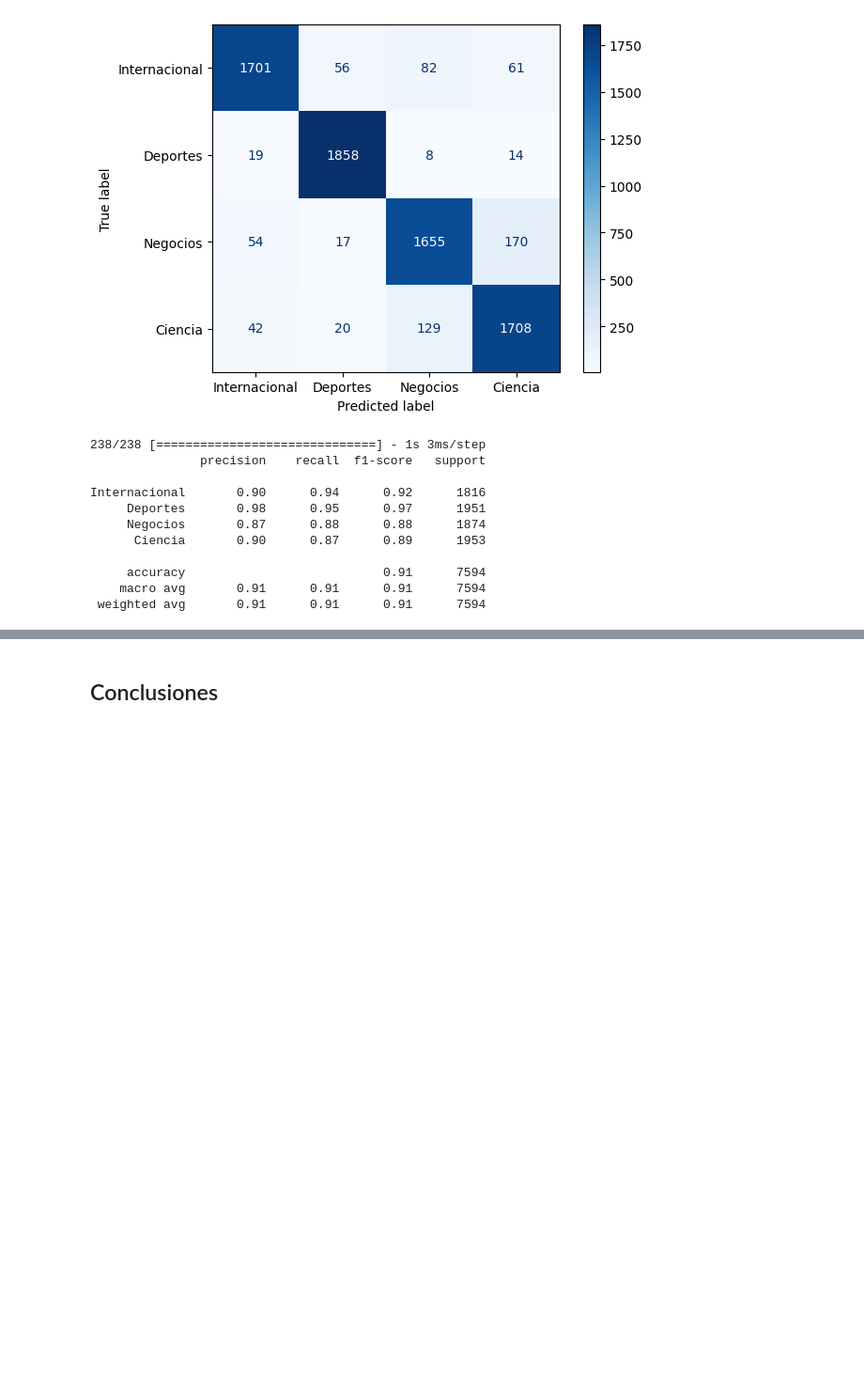
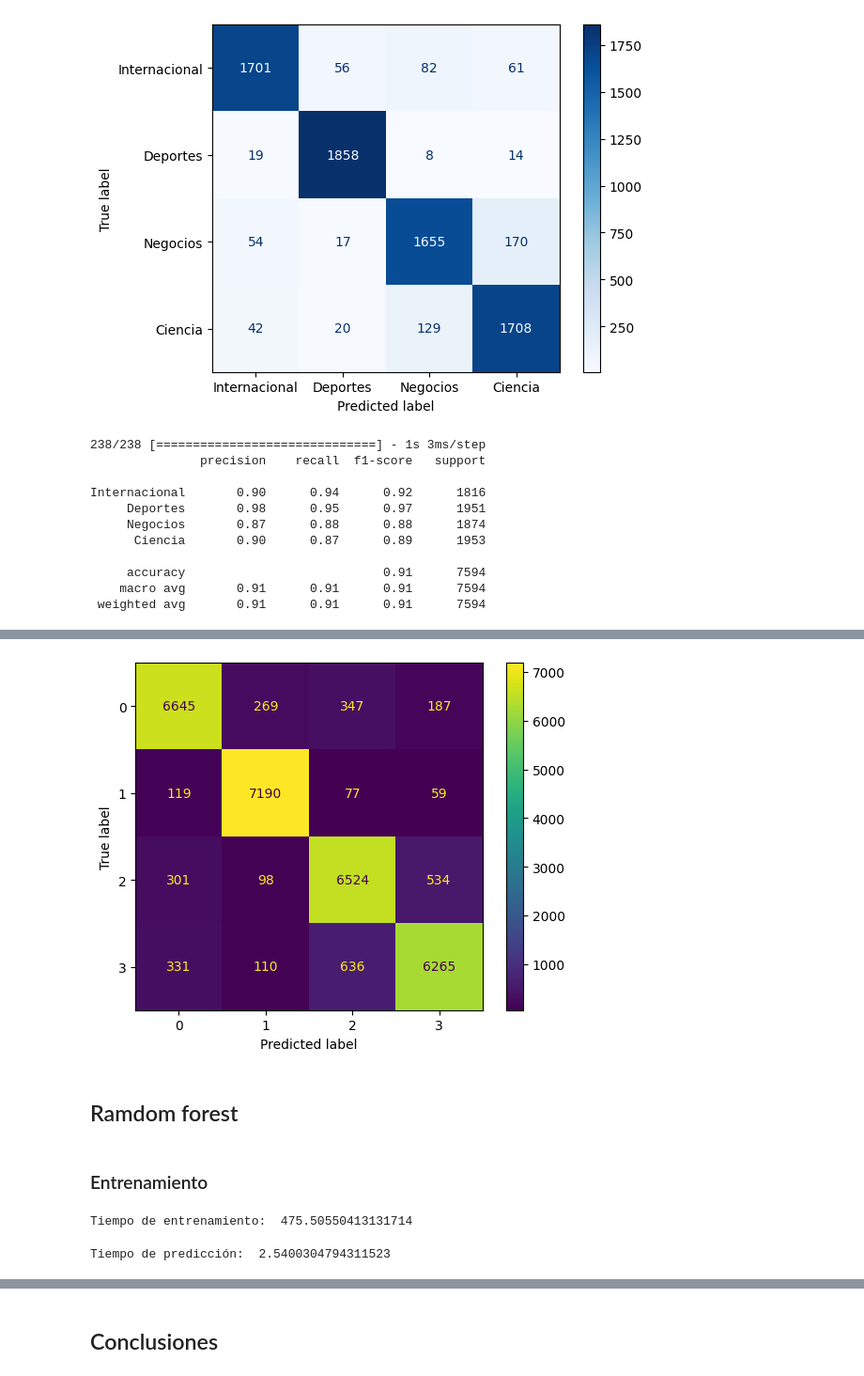
Before and after one commit to jorgelmp/ProyectoAPIT, a Jupyter notebook: Procesamiento_Textos.ipynb, the cells around one changed output, grey strips where cells are left out. Shown at 94% size. Cells and saved outputs as stored; diff of their text form; code cells hidden in the pictures; blank space fills up the shorter version.

```diff
--- a/Procesamiento_Textos.ipynb
+++ b/Procesamiento_Textos.ipynb
@@ -504,0 +690,6 @@ Internacional       0.90      0.94      0.92      1816
+# %%
+KNN_pred = KNeighborsClassifier()
+
+start = time.time()
+KNN_pred.fit(X_train_tfidf, y_train)
+print("Tiempo de entrenamiento: ", time.time() - start)
@@ -504,0 +698,4 @@ Internacional       0.90      0.94      0.92      1816
+# %%
+start = time.time()
+predictions = KNN_pred.predict(X_test_tfidf)
+print("Tiempo de predicción: ", time.time() - start)
@@ -504,0 +717,27 @@ Internacional       0.90      0.94      0.92      1816
+# %%
+cm = confusion_matrix(y_test, predictions)
+
+# Plot the confusion matrix
+disp = ConfusionMatrixDisplay(cm, display_labels=np.unique(y_test))
+disp.plot()
+plt.show()
+# %% [output]
+[figure, added]
+# %% [markdown]
+## Ramdom forest
+# %% [markdown]
+### Entrenamiento
+# %%
+ClasificacionRF = RandomForestClassifier(criterion='gini', random_state=0)
+
+start = time.time()
+ClasificacionRF.fit(X_train_tfidf, y_train)
+print("Tiempo de entrenamiento: ", time.time() - start)
+# %% [output]
+Tiempo de entrenamiento:  475.50550413131714
+# %%
+start = time.time()
+Y_ClasificacionRF = ClasificacionRF.predict(X_test_tfidf)
+print("Tiempo de predicción: ", time.time() - start)
+# %% [output]
+Tiempo de predicción:  2.5400304794311523
```
Also changed, not shown: parts of 37 cells of this notebook.
